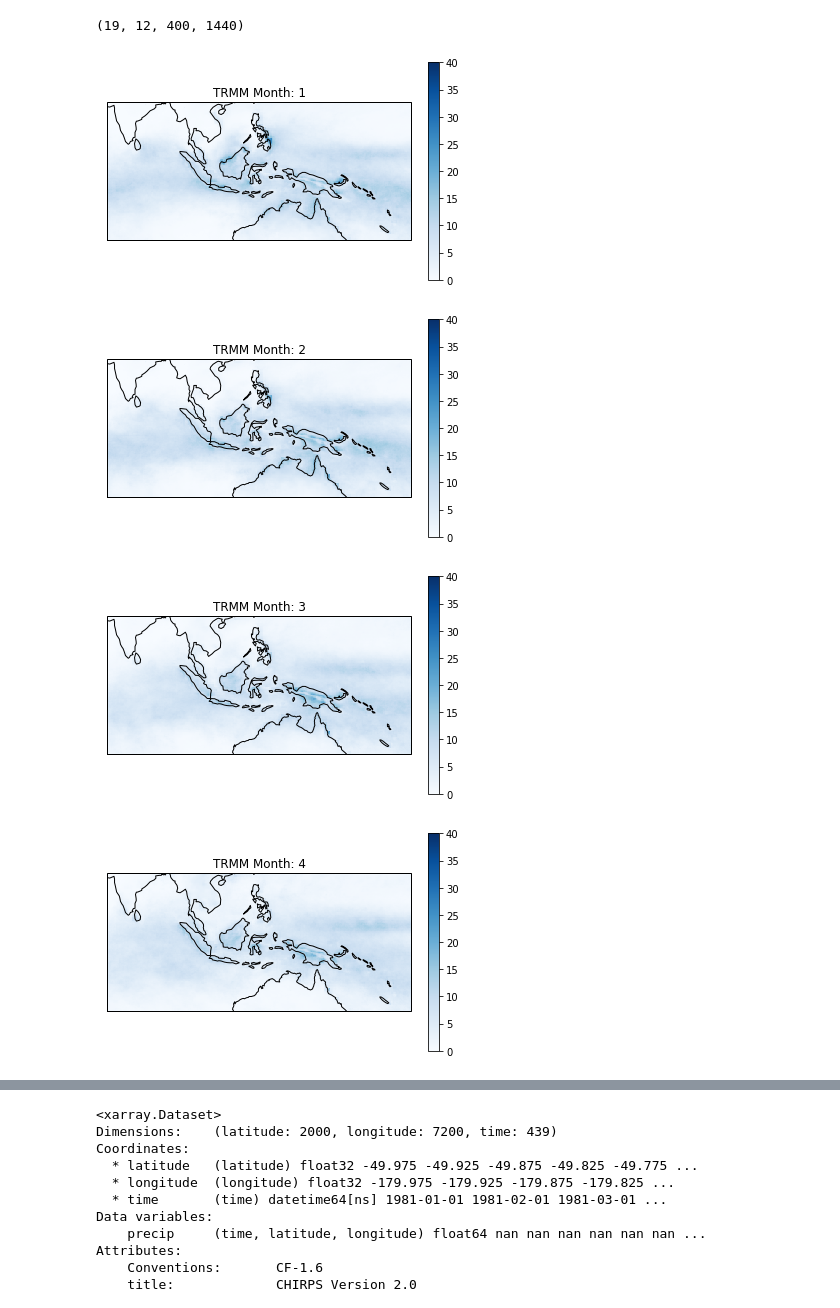
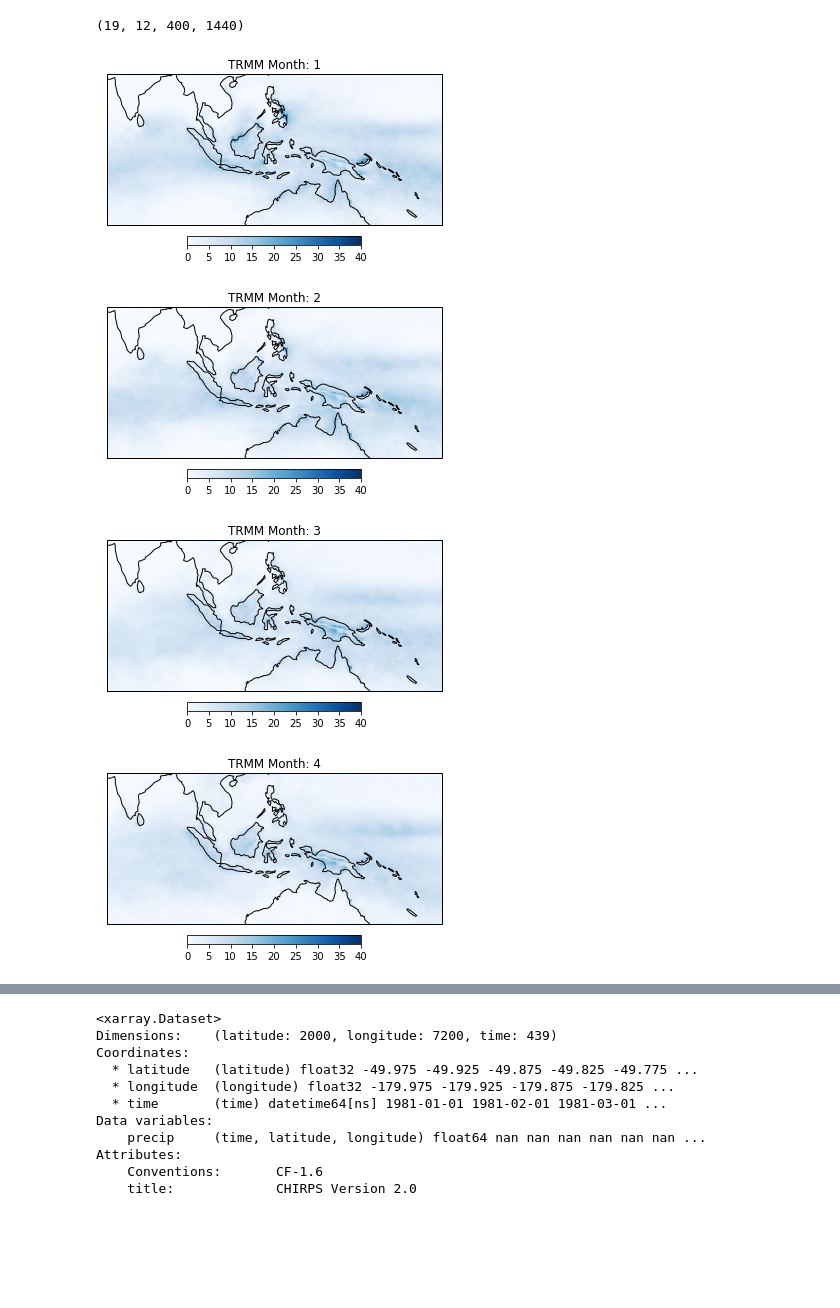
Before and after one commit to likkhian/principia, a Jupyter notebook: MeasurementAnalysis.ipynb, the cells around one changed output, grey strips where cells are left out. Saved outputs shown, nothing was run; the diff lists cells and outputs as text; code cells hidden in the pictures; blank space fills up the shorter version.

```diff
--- a/MeasurementAnalysis.ipynb
+++ b/MeasurementAnalysis.ipynb
@@ -12,7 +14,10 @@ from datetime import date
 # %%
 trmm=xr.open_dataset('../ppt_data/trmm_monthly.nc',decode_times=False)
+trmm_day=xr.open_dataset('../ppt_data/trmm_daily_1998_2016.nc')
 print(trmm)
 ti,nlat,nlon=trmm.PPT.shape
+trmm['time']=pd.date_range('1997-01-01', freq='MS', periods=ti)
+print(trmm)
 print(trmm.PPT.shape)
 trmmmth=trmm.PPT[:228,:,:].data.reshape((-1,12,nlat,nlon))
 # %% [output]
@@ -30,22 +106,22 @@ Attributes:
 # %%
 print(trmmmth.shape)
 trmmyr=np.mean(trmmmth,axis=0)
 minn=0
 maxx=40
 cmap = plt.get_cmap('Blues')
 for tt in range (0,12):
     plt.figure(tt)
     ax1=plt.subplot(projection=ccrs.PlateCarree())
     ax1.pcolor(trmm.lon[1000:-20], trmm.lat[100:-110],trmmyr[tt,100:-110,1000:-20],vmin=minn,vmax=maxx,cmap=cmap)
     ax1.set_title('TRMM Month: '+str(tt+1))
     sm = plt.cm.ScalarMappable(cmap=cmap,norm=matplotlib.colors.Normalize(vmin=minn, vmax=maxx))
     sm._A = []
-    plt.colorbar(sm,ax=ax1,fraction=0.04, pad=0.05)
+    plt.colorbar(sm,ax=ax1,fraction=0.04, pad=0.05, orientation='horizontal')
     ax1.coastlines()
 plt.show()
 # %% [output]
 (19, 12, 400, 1440)
-[figure, old version]
+[figure, new version]
-[figure, old version]
+[figure, new version]
-[figure, old version]
+[figure, new version]
-[figure, old version]
+[figure, new version]
```
Also changed, not shown: parts of 18 cells of this notebook.
